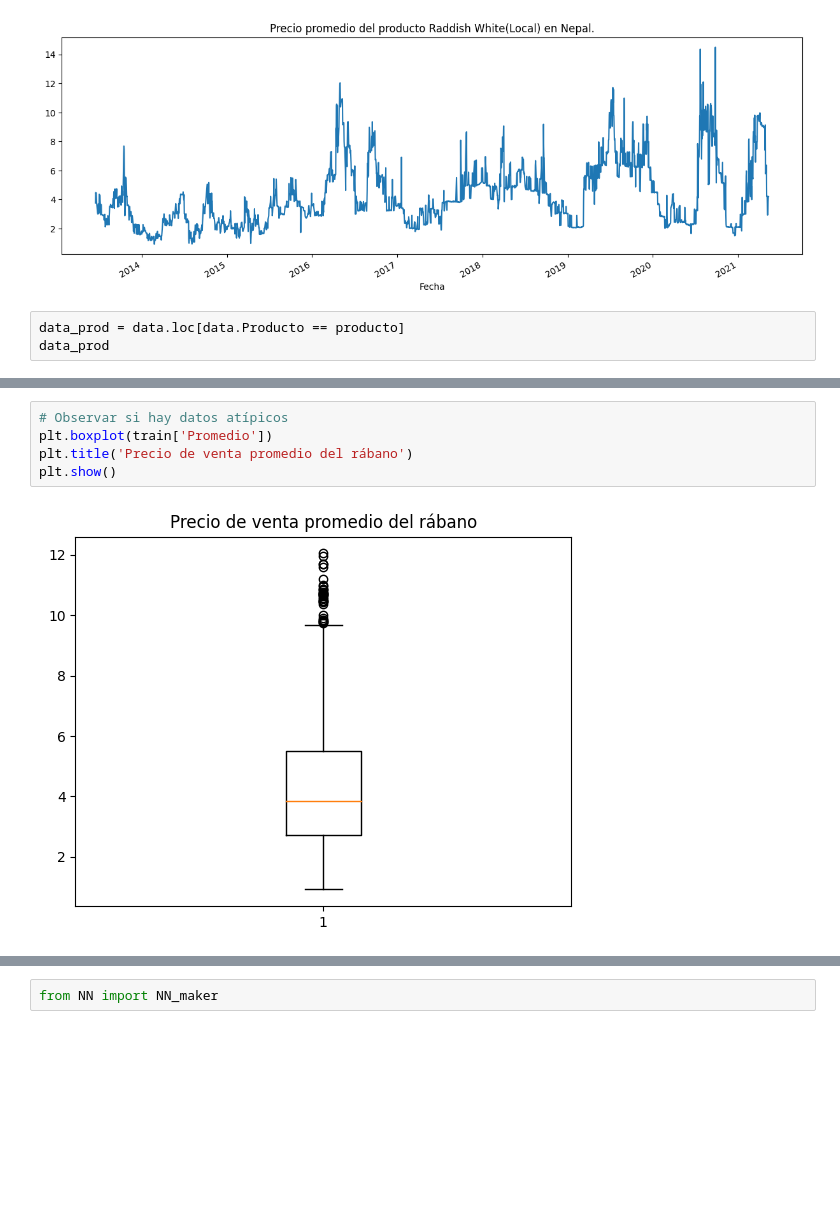
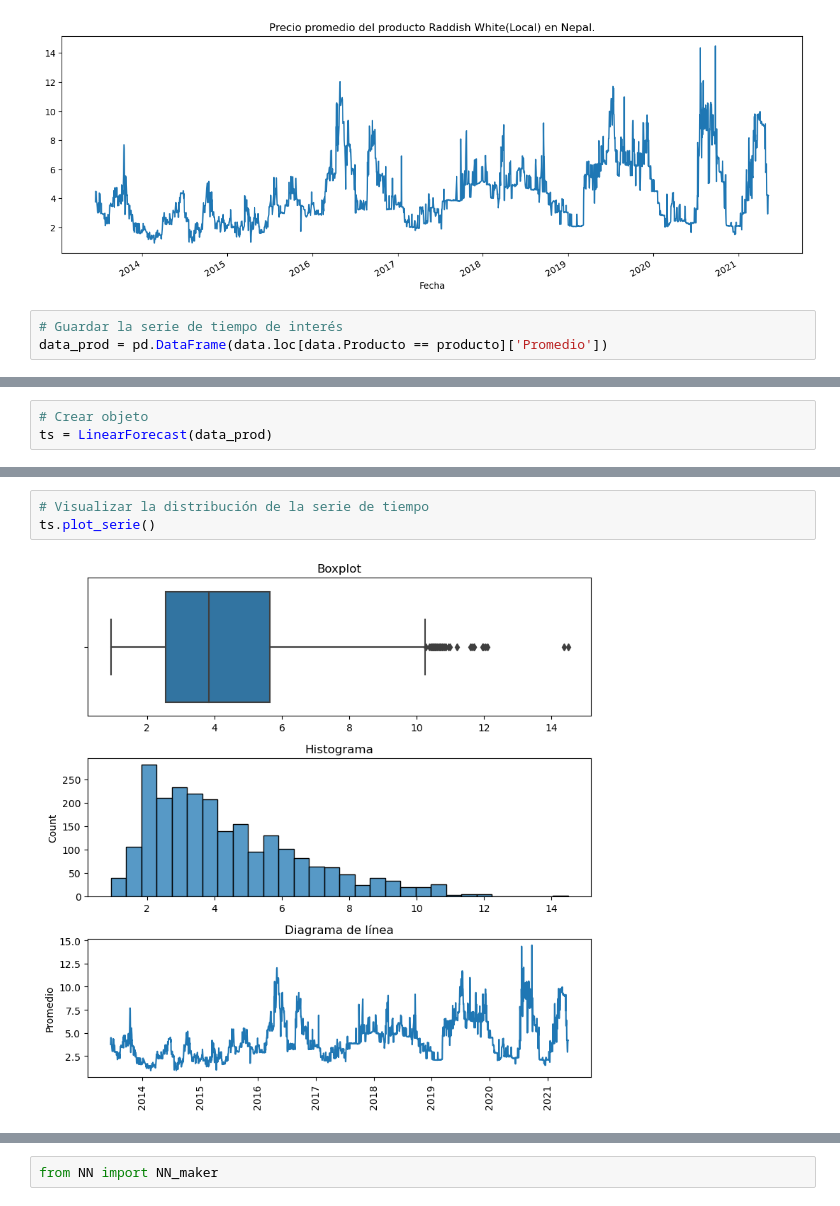
Before and after one commit to paucardenasg/Proyecto_MNLP, a Jupyter notebook: Proyecto_Final.ipynb, the cells around one changed output, grey strips where cells are left out. Saved outputs shown, nothing was run; the diff lists cells and outputs as text; blank space fills up the shorter version.

```diff
--- a/Proyecto_Final.ipynb
+++ b/Proyecto_Final.ipynb
@@ -213,5 +217,5 @@ plt.show()
 # %% [output]
 [figure]
 # %%
-data_prod = data.loc[data.Producto == producto]
-data_prod
+# Guardar la serie de tiempo de interés
+data_prod = pd.DataFrame(data.loc[data.Producto == producto]['Promedio'])
@@ -246,0 +226,3 @@ plt.show()
+# %%
+# Crear objeto
+ts = LinearForecast(data_prod)
@@ -247,7 +241,5 @@ plt.show()
 # %%
-# Observar si hay datos atípicos
-plt.boxplot(train['Promedio'])
-plt.title('Precio de venta promedio del rábano')
-plt.show()
+# Visualizar la distribución de la serie de tiempo
+ts.plot_serie()
 # %% [output]
-[figure, old version]
+[figure, new version]
```
Also changed, not shown: parts of 41 cells of this notebook.
